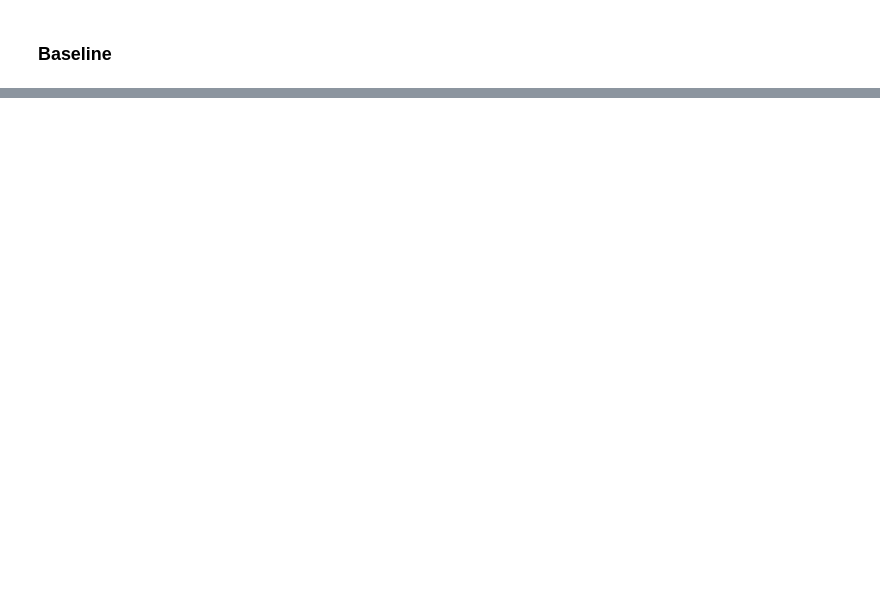
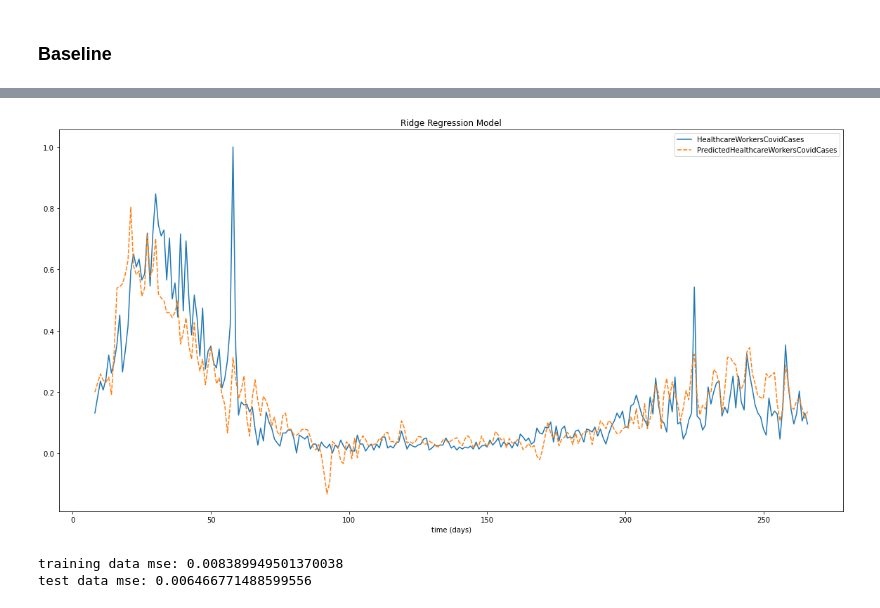
Before and after one commit to molonepa/ML-Group-Project, a Jupyter notebook: Ridge.ipynb, the cells around one changed output, grey strips where cells are left out. Saved outputs shown, nothing was run; the diff lists cells and outputs as text; code cells hidden in the pictures; blank space fills up the shorter version.

```diff
--- a/Ridge.ipynb
+++ b/Ridge.ipynb
@@ -119,0 +200,33 @@ dummy mse: 0.034109272529946326
+# %%
+#C=10 looks best from error bar
+C = 10
+model2 = Ridge(alpha = 1/(2 * C))
+model2.fit(X2, y2)
+
+y_pred3 = model2.predict(X2)
+
+df_new3 = pd.DataFrame()
+df_new3['HealthcareWorkersCovidCases'] = df['HealthcareWorkersCovidCases'][7:]
+df_new3['PredictedHealthcareWorkersCovidCases'] = y_pred3
+
+fig = plt.figure(figsize=(20, 10))
+sns.lineplot(data=df_new3)
+plt.title('Ridge Regression Model')
+plt.legend()
+plt.xlabel('time (days)')
+plt.show()
+
+print("training data mse:", mean_squared_error(y2, y_pred3))
+
+#print("\n split train and test data")
+Xtrain, Xtest, ytrain, ytest = train_test_split(X2,y2,test_size=0.2)
+C = 10
+model2 = Ridge(alpha = 1/(2 * C))
+model2.fit(Xtrain, ytrain)
+y_pred3 = model2.predict(Xtest)
+
+print("test data mse:", mean_squared_error(ytest, y_pred3))
+# %% [output]
+[figure, added]
+training data mse: 0.008389949501370038
+test data mse: 0.006466771488599556
```
Also changed, not shown: parts of 7 cells of this notebook.
